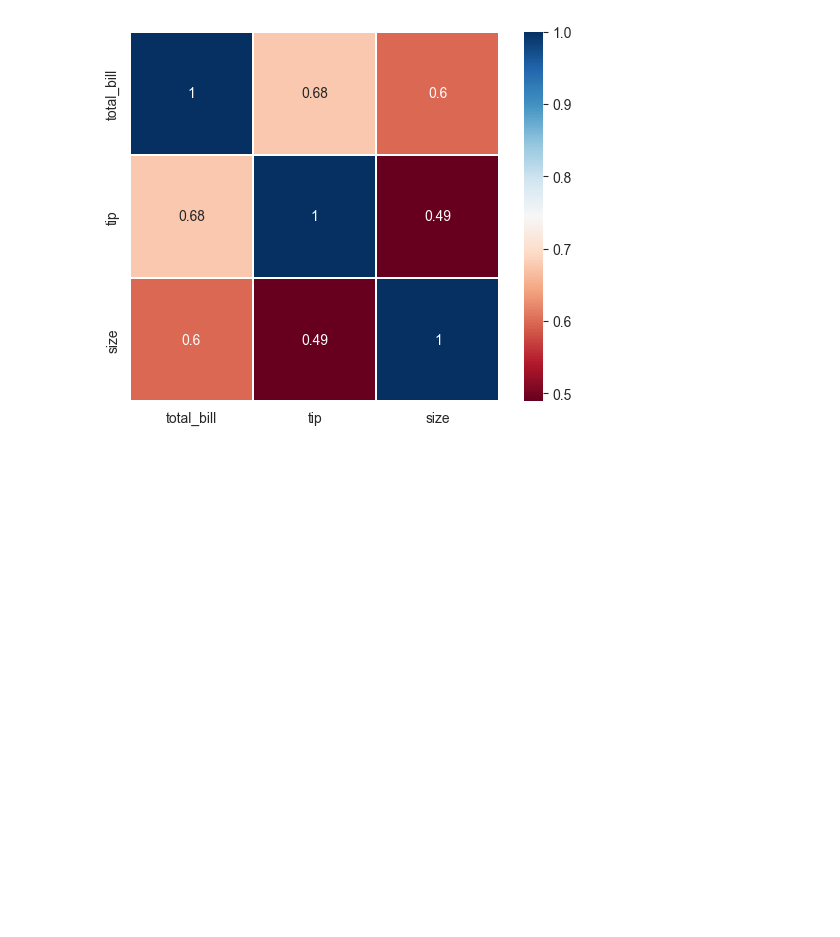
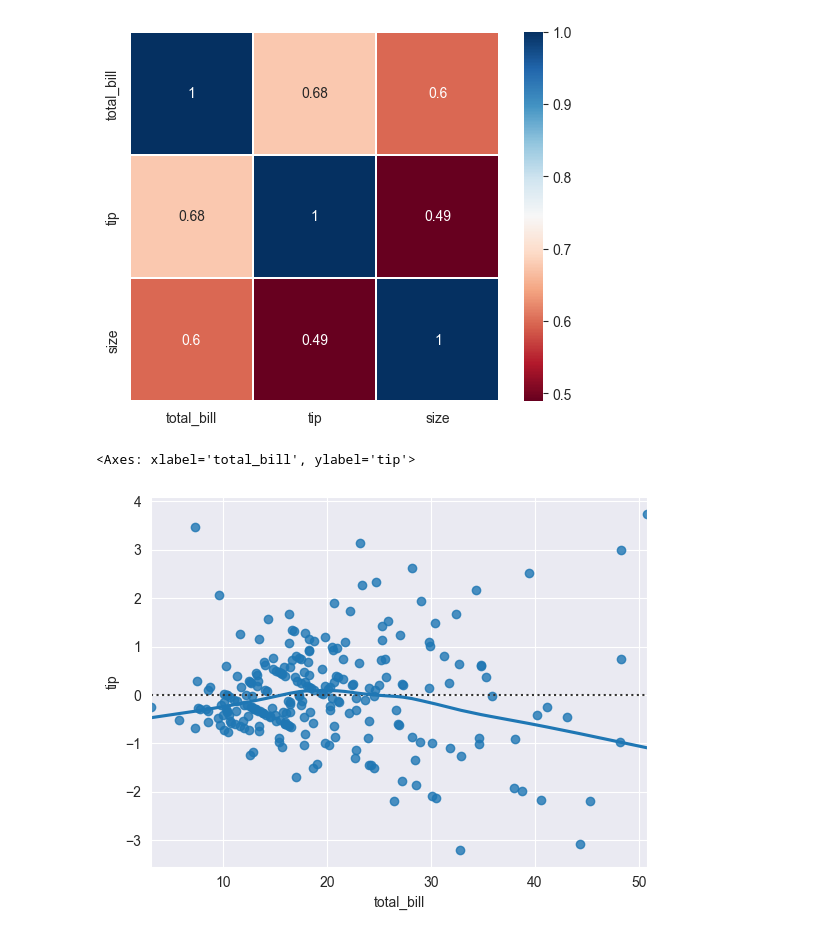
Before and after one commit to Ihan0316/Bigdata_Visualization_my, a Jupyter notebook: ch1-통계분석/mini1.ipynb, the cells around one changed output. Cells and saved outputs as stored; diff of their text form; code cells hidden in the pictures; blank space fills up the shorter version.

```diff
--- a/ch1-통계분석/mini1.ipynb
+++ b/ch1-통계분석/mini1.ipynb
@@ -47,8 +47,23 @@ size          0.598315  0.489299  1.000000
 # %%
 # 예제1-3
 #회귀 모델 적합 및 부분 회귀 플롯(Partial Regression Plot) 확인하기
 # 문제 설명
 # tips 데이터셋에서 종속 변수를 tip으로 하고,
 # 독립 변수로 total_bill과 size를 사용하여 간단한 선형 회귀 모델을 적합한다.
 # statsmodels의 OLS 회귀를 사용한 뒤,
 # 부분 회귀 플롯으로 total_bill이 tip에 미치는 순수한 영향력을 시각화해본다.
+
+from statsmodels.formula.api import ols
+
+Rformula = "tip ~ total_bill + size"
+
+regression_result = ols(Rformula, data = tips).fit()
+
+# 회귀 분석 요약을 출력.
+regression_result.summary()
+
+# 부분 회귀 플롯 그리기
+sns.residplot(tips, x="total_bill", y="tip", lowess=True)
+# %% [output]
+<Axes: xlabel='total_bill', ylabel='tip'>
+[figure, added]
```
Also changed, not shown: parts of 1 cell of this notebook, 1 other file.
